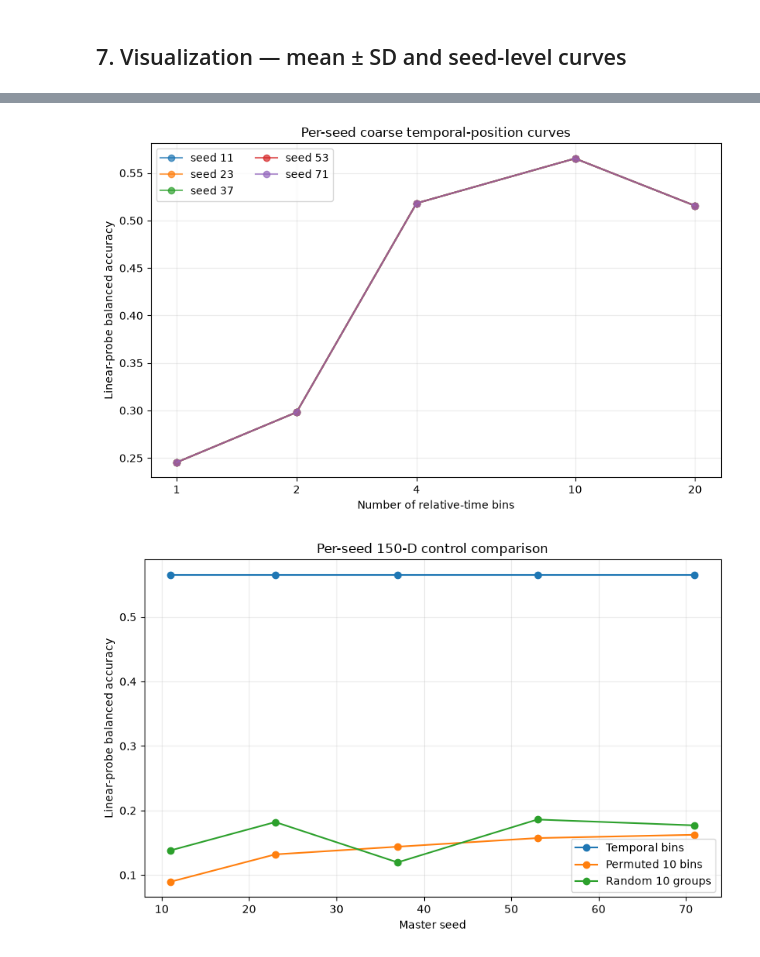
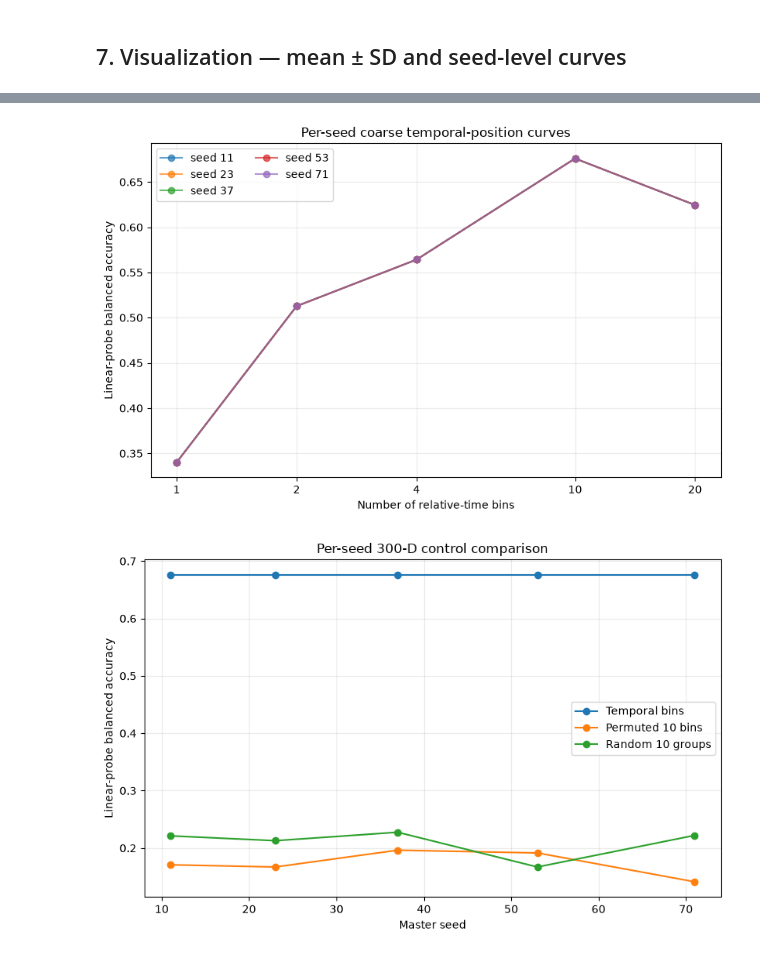
Before and after one commit to hellowPluto78700/writingRing, a Jupyter notebook: notebooks/experiment_1_3_event_temporal_binning_probe.ipynb, the cells around one changed output, grey strips where cells are left out. Saved outputs shown, nothing was run; the diff lists cells and outputs as text; code cells hidden in the pictures.

```diff
--- a/notebooks/experiment_1_3_event_temporal_binning_probe.ipynb
+++ b/notebooks/experiment_1_3_event_temporal_binning_probe.ipynb
@@ -75,7 +75,15 @@ CUDA available: True
 # -----------------------------------------------------------------------------
 ACTION0_COMBINATION_DIR = REPO_ROOT / "outputs/action0_wavelets_0e5_1_2_4_8_sr_64"
 ACTION1_COMBINATION_DIR = REPO_ROOT / "outputs/action1_wavelets_0e5_1_2_4_8_sr_64"
-DATASET_ROOTS = [ACTION0_COMBINATION_DIR, ACTION1_COMBINATION_DIR]
+# The normal pipeline with POST_ENCODE_TRANSFORM=PolaritySplitAbs publishes the 36-channel padded root here.
+DATASET_ROOTS = [
+    ACTION0_COMBINATION_DIR / "low-pass/aligned-board-events/segmentation_padded",
+    ACTION1_COMBINATION_DIR / "low-pass/aligned-board-events/segmentation_padded",
+]
+EXPECTED_EVENT_REPRESENTATION = "unsigned"
+EXPECTED_EVENT_FEATURE_SCHEMA = "custom_wavelet_polarity_split_abs_events_v1"
+EVENT_CHANNEL_COUNT = 30
+TOTAL_CHANNEL_COUNT = EVENT_CHANNEL_COUNT + 6
 SEEDS = (11, 23, 37, 53, 71)
 assert len(SEEDS) == 5 and len(set(SEEDS)) == 5
 # Fixed user-split seed shared across Experiments 1.1–1.3.
@@ -271,7 +321,7 @@ def classification_metrics(y_true, y_pred):
 Each sample's **valid prefix** is partitioned into equal-progress bins. Weighted events are summed by channel within each bin; features are flattened and standardized using training data only.
 # %%
 def temporal_bin_features(data, df, n_bins):
-    """Sum weighted events per relative-time bin; returns [N, n_bins, 15]."""
+    """Sum 30-channel polarity-split events per bin; returns [N, n_bins, 30]."""
     features = []
     labels = []
     sample_ids = []
@@ -279,7 +329,7 @@ def temporal_bin_features(data, df, n_bins):
         p = data.packages[int(row.package_index)]
         i = int(row.segment_index)
         L = int(row.valid_length)
-        x = np.asarray(p.padded_spike_imu[i, :L, :15], dtype=np.float64)
+        x = np.asarray(p.padded_spike_imu[i, :L, :EVENT_CHANNEL_COUNT], dtype=np.float64)
         # np.array_split handles lengths not divisible by n_bins. Empty bins can
         # occur only if n_bins > valid length; guard against that explicitly.
         if n_bins > L:
@@ -304,7 +354,7 @@ def randomly_permute_bin_order(bin_features, sample_ids, master_seed):
 
 
 def random_group_features(data, df, n_groups, master_seed):
-    """Sum valid timesteps assigned to random, balanced groups; returns [N, n_groups, 15]."""
+    """Sum valid timesteps assigned to random groups; returns [N, n_groups, 30]."""
     features = []
     labels = []
     sample_ids = []
@@ -314,7 +364,7 @@ def random_group_features(data, df, n_groups, master_seed):
         L = int(row.valid_length)
         if n_groups > L:
             raise ValueError(f"n_groups={n_groups} exceeds valid_length={L} for {row.sample_id}")
-        x = np.asarray(p.padded_spike_imu[i, :L, :15], dtype=np.float64)
+        x = np.asarray(p.padded_spike_imu[i, :L, :EVENT_CHANNEL_COUNT], dtype=np.float64)
         rng = np.random.default_rng(
             derive_seed(master_seed, "random_grouping", n_groups, row.sample_id)
         )
@@ -464,7 +514,7 @@ ax.set_xticks(
     labels=[control_labels[c] for c in control_summary["condition"].astype(str)],
 )
 ax.set_ylabel("Linear-probe balanced accuracy")
-ax.set_title("Experiment 1.3 — 150-D temporal-organization controls\nMean ± SD across 5 seeds")
+ax.set_title("Experiment 1.3 — 300-D temporal-organization controls\nMean ± SD across 5 seeds")
 ax.grid(True, axis="y", alpha=0.25)
 plt.show()
 
@@ -492,7 +542,7 @@ for condition in control_order:
     )
 ax.set_xlabel("Master seed")
 ax.set_ylabel("Linear-probe balanced accuracy")
-ax.set_title("Per-seed 150-D control comparison")
+ax.set_title("Per-seed 300-D control comparison")
 ax.grid(True, alpha=0.25)
 ax.legend()
 plt.show()
@@ -510,5 +560,5 @@ plt.show()
-[figure, old version]
+[figure, new version]
-[figure, old version]
+[figure, new version]
 # %% [markdown]
 ## Interpretation guide
 
```
Also changed, not shown: parts of 9 cells of this notebook, 24 other files.
